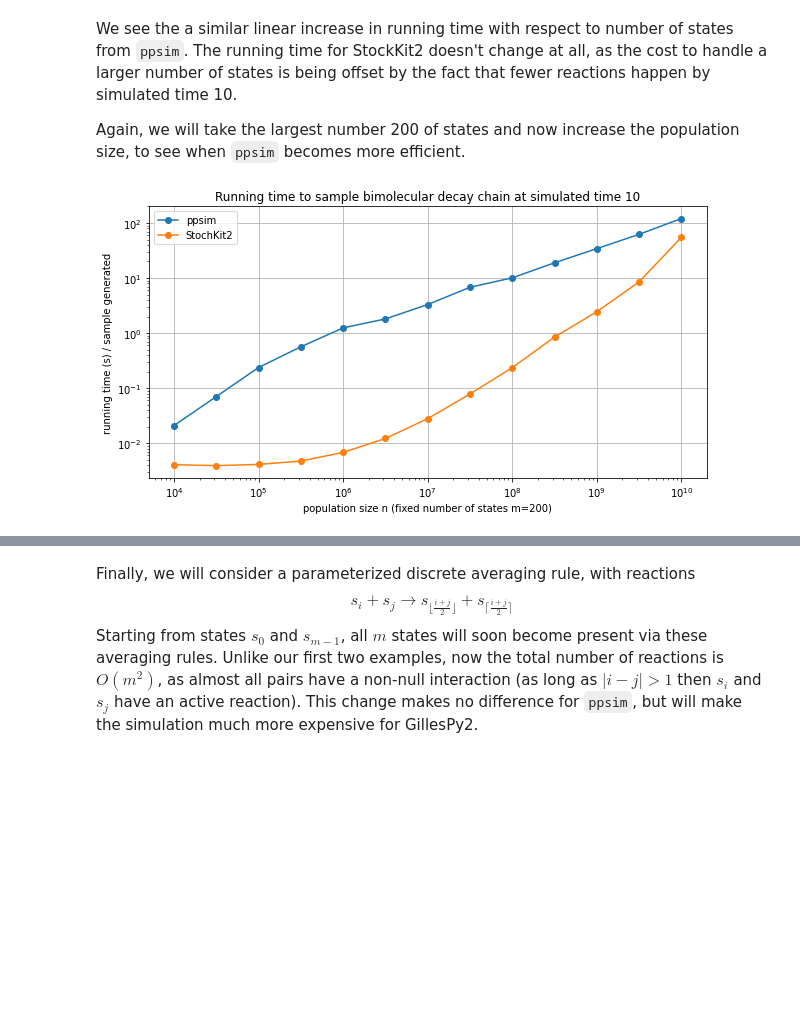
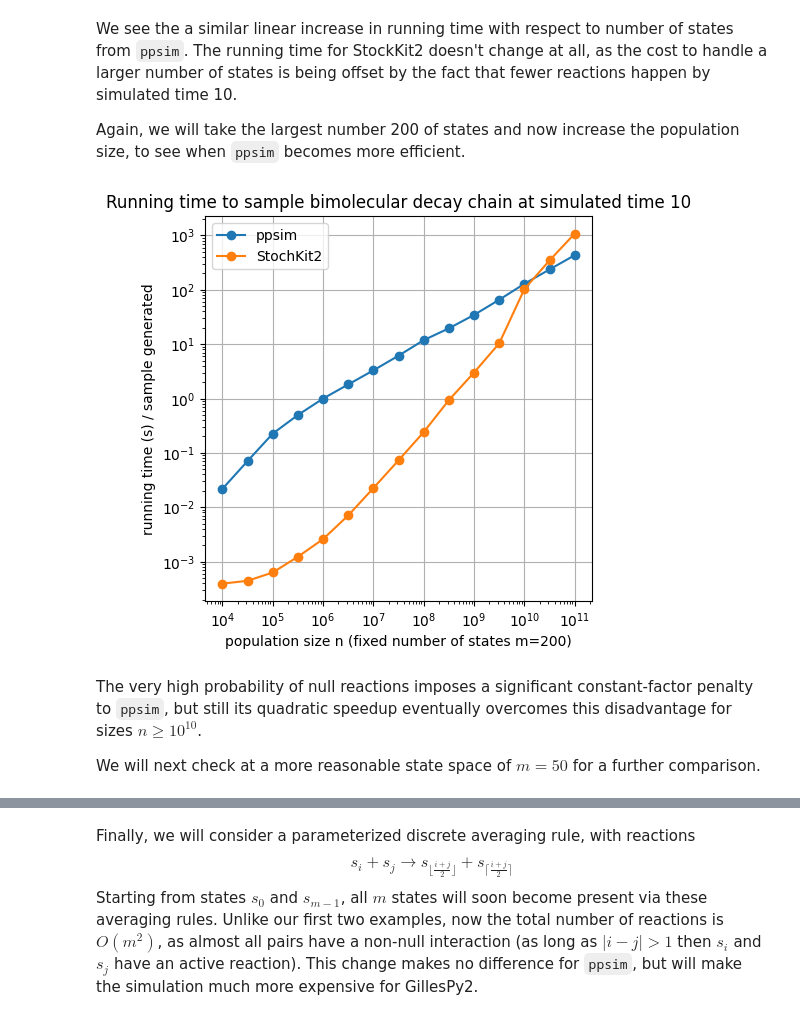
Before and after one commit to UC-Davis-molecular-computing/ppsim, a Jupyter notebook: examples/crn.ipynb, the cells around one changed output, grey strips where cells are left out. Drawn from its saved outputs; the diff is of its cells as text; code cells hidden in the pictures; blank space fills up the shorter version.

```diff
--- a/examples/crn.ipynb
+++ b/examples/crn.ipynb
@@ -7,7 +7,6 @@ import ppsim as pp
 import numpy as np
 import pickle
 from matplotlib import pyplot as plt
-plt.rcParams["figure.figsize"] = [10, 5]
 # Uncomment this line to make all plots interactive
 # %matplotlib widget
 # %% [markdown]
@@ -253,7 +248,7 @@ method_times = pickle.load( open( "crn_data/unimolecular_runtimes.p", "rb" ))
 ms = [int(m) for m in np.linspace(2, 200, 20)]
 fig = plt.figure()
 for times in method_times:
-    plt.plot(ms[:len(times)], times)
+    plt.plot(ms[:len(times)], times, 'o-')
 # plt.xscale('log')
 # plt.yscale('log')
 plt.xlabel('number of states (fixed population size n = 10000)')
@@ -348,7 +341,7 @@ method_times = pickle.load( open( "crn_data/bimolecular_runtimes.p", "rb" ))
 ms = [int(m) for m in np.linspace(2, 200, 20)]
 fig = plt.figure()
 for times in method_times:
-    plt.plot(ms[:len(times)], times)
+    plt.plot(ms[:len(times)], times, 'o-')
 plt.xlabel('number of states (fixed population size n = 10000)')
 plt.ylabel('running time (s) / sample generated')
 plt.title('Running time to sample bimolecular decay chain at simulated time 10')
@@ -363,31 +356,35 @@ Again, we will take the largest number 200 of states and now increase the popula
 # %%
 end_time = 10
 m = 200
 n = 10 ** 4
 def sim_params(n):
     # returns init_config, rxns, vol
     states, rxns = get_bimolecular_chain(m)
     return {state:n // m for state in states}, rxns, n
 
-# Code that was used to generate the data, which was saved with pickle
-# ns = [int(n) for n in np.geomspace(10 ** 3, 10 ** 10, 15)]
+# # Code that was used to generate the data, which was saved with pickle
+# ns = [int(n) for n in np.geomspace(10 ** 3, 10 ** 12, 19)]
 # methods = [ppsim_trials, stochkit_trials]
-# method_times2 = [time_trials(method, ns, num_trials=100) for method in methods]
-pickle.dump(method_times2, open( "crn_data/bimolecular_runtimes2.p", "wb" ) )
+# method_times = [time_trials(method, ns, num_trials=1000) for method in methods]
+# pickle.dump(method_times, open( "crn_data/bimolecular_runtimes2.p", "wb" ) )
 
 # load the pickled data to plot
 method_times = pickle.load( open( "crn_data/bimolecular_runtimes2.p", "rb" ))
-ns = [int(n) for n in np.geomspace(10 ** 4, 10 ** 10, 13)]
-fig = plt.figure()
+ns = [int(n) for n in np.geomspace(10 ** 3, 10 ** 12, 19)]
+fig = plt.figure(figsize=(5,5))
 for times in method_times:
-    plt.plot(ns[:len(times)], times[2:], 'o-')
+    plt.plot(ns[2:len(times)], times[2:], 'o-')
 plt.xscale('log')
 plt.yscale('log')
 plt.xlabel('population size n (fixed number of states m=200)')
 plt.ylabel('running time (s) / sample generated')
 plt.title('Running time to sample bimolecular decay chain at simulated time 10')
 plt.legend(['ppsim', 'StochKit2'])
 plt.grid()
 # %% [output]
-[figure, old version]
+[figure, new version]
+# %% [markdown]
+The very high probability of null reactions imposes a significant constant-factor penalty to `ppsim`, but still its quadratic speedup eventually overcomes this disadvantage for sizes $n \geq 10^{10}$.
+
+We will next check at a more reasonable state space of $m=50$ for a further comparison.
 # %%
```
Also changed, not shown: parts of 37 cells of this notebook, 20 other files.
